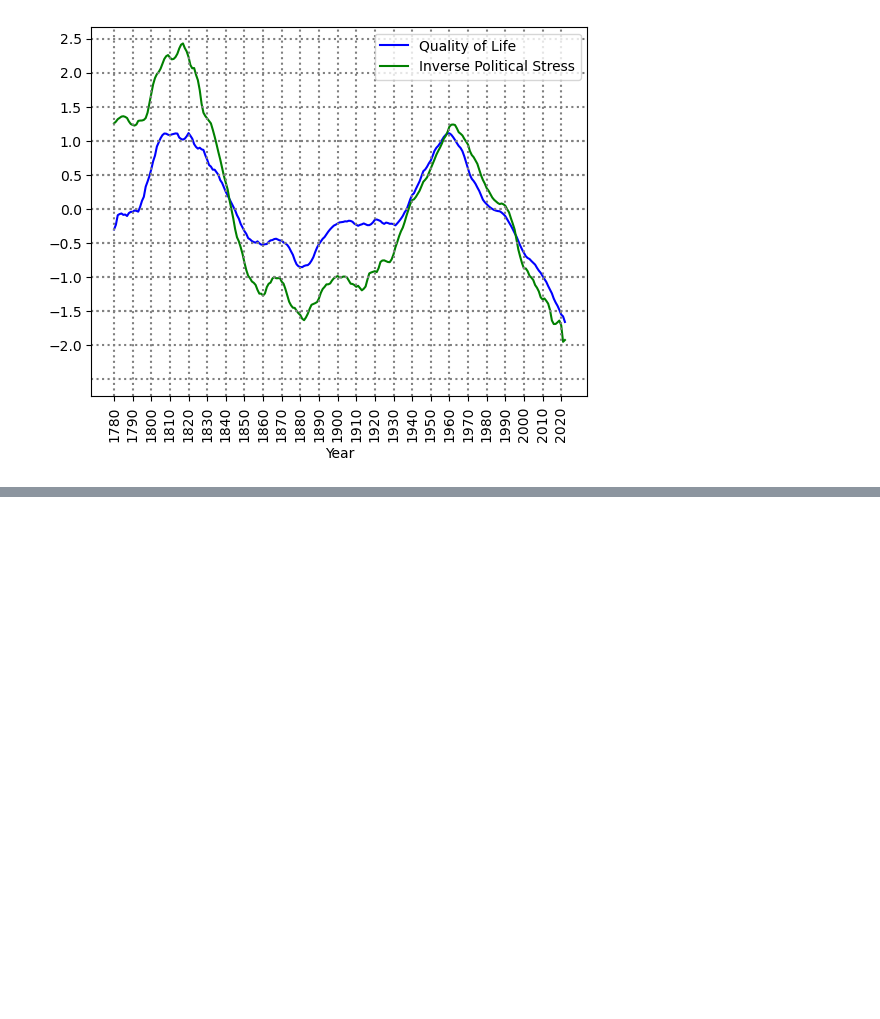
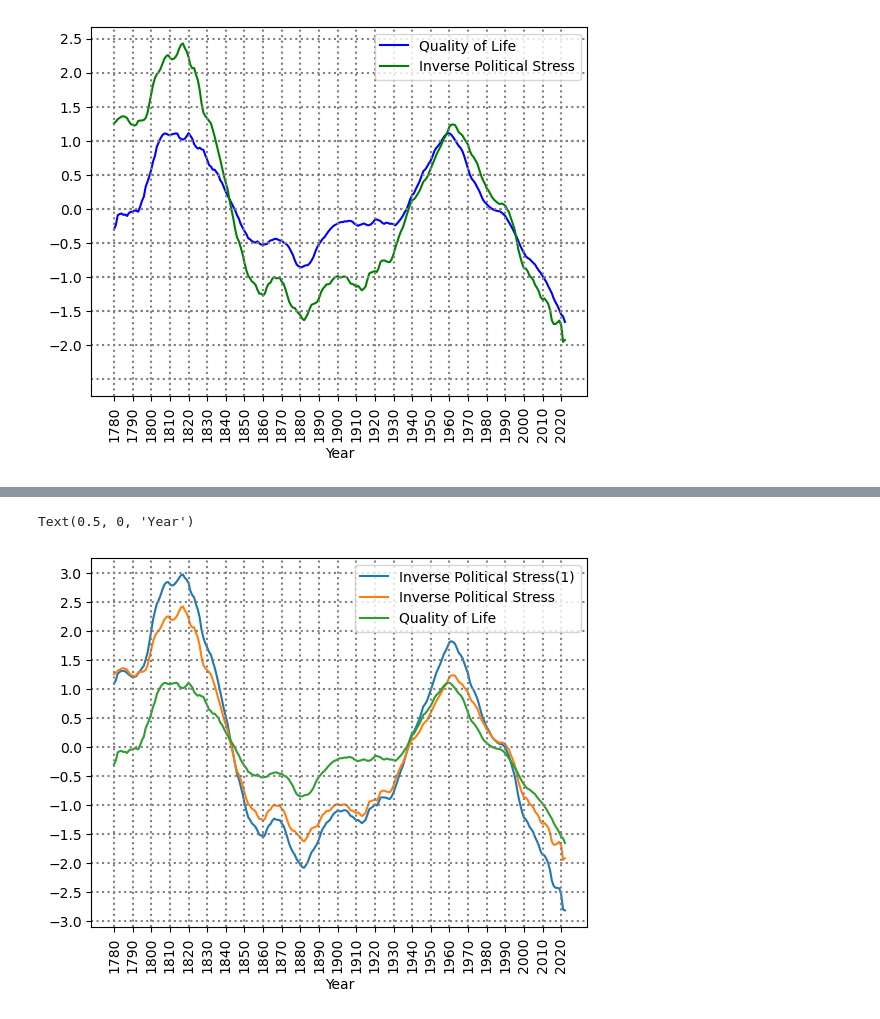
Before and after one commit to akhilmanhattan/cliodynamics, a Jupyter notebook: America/6/hola.ipynb, the cells around one changed output, grey strips where cells are left out. Cells and saved outputs as stored; diff of their text form; code cells hidden in the pictures; blank space fills up the shorter version.

```diff
--- a/America/6/hola.ipynb
+++ b/America/6/hola.ipynb
@@ -285,0 +313,15 @@ Text(0.5, 0, 'Year')
+# %%
+ppt.plot(years,avg2)
+ppt.plot(years,newAvg)
+ppt.plot(years,ma)
+ppt.legend(['Inverse Political Stress(1)','Inverse Political Stress','Quality of Life'])
+for j in range(1780,2021,10):
+    ppt.axvline(x=j,color='grey',linestyle='dotted')
+for k in range(-30,35,5):
+    ppt.axhline(y=k/10,color='grey',linestyle='dotted')
+ppt.xticks(np.arange(1780,2021,10),rotation="vertical")
+ppt.yticks(np.arange(-3,3.5,0.5))
+ppt.xlabel('Year')
+# %% [output]
+Text(0.5, 0, 'Year')
+[figure, added]
```
Also changed, not shown: parts of 4 cells of this notebook.
